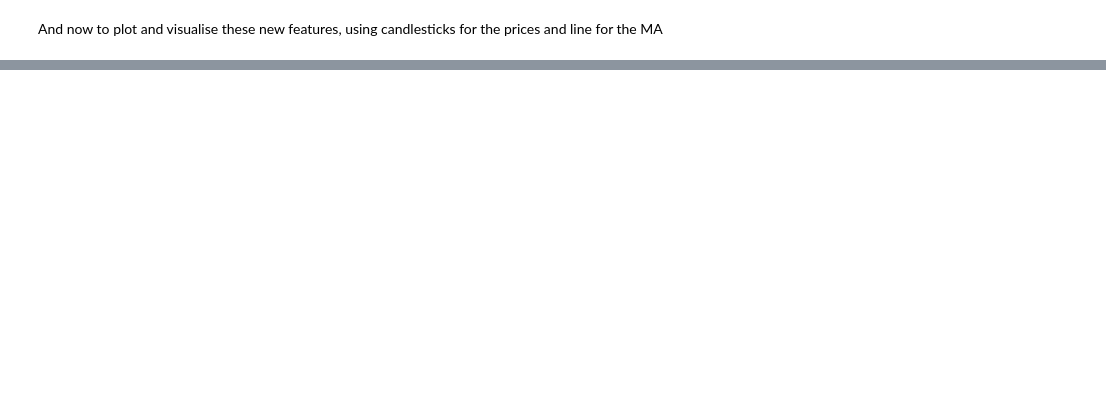
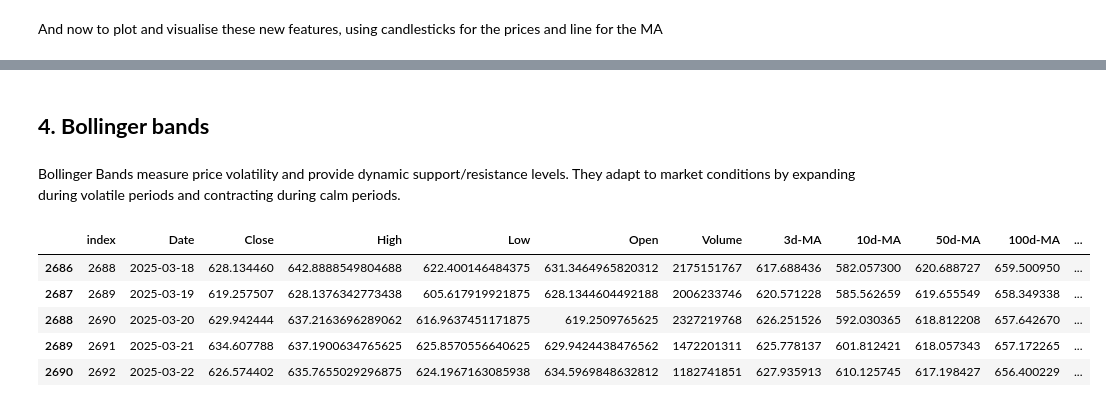
Before and after one commit to Okamitah/trading-bot, a Jupyter notebook: NN/data/feature_engineering.ipynb, the cells around one changed output, grey strips where cells are left out. Saved outputs shown, nothing was run; the diff lists cells and outputs as text; code cells hidden in the pictures; blank space fills up the shorter version.

Commit message:
Added RSI, MACD and Bollinger bands

```diff
--- a/NN/data/feature_engineering.ipynb
+++ b/NN/data/feature_engineering.ipynb
@@ -330,0 +362,13 @@ plt.show()
+# %%
+def calculate_rsi(data, window=14):
+    delta = data['Close'].diff()
+    gain = (delta.where(delta > 0, 0)).rolling(window=window).mean()
+    loss = (-delta.where(delta < 0, 0)).rolling(window=window).mean()
+    rs = gain / loss
+    rsi = 100 - (100 / (1 + rs))
+    return rsi
+# %%
+btc['RSI'] = calculate_rsi(btc)
+eth['RSI'] = calculate_rsi(eth)
+sol['RSI'] = calculate_rsi(sol)
+bnb['RSI'] = calculate_rsi(bnb)
@@ -330,0 +457,25 @@ plt.show()
+# %% [markdown]
+## **4. Bollinger bands**
+# %% [markdown]
+Bollinger Bands measure price volatility and provide dynamic support/resistance levels. They adapt to market conditions by expanding during volatile periods and contracting during calm periods.
+# %%
+def calculate_bollinger_bands(data, window=20, num_std=2):
+    sma = data['Close'].rolling(window=window).mean()
+    std = data['Close'].rolling(window=window).std()
+    upper_band = sma + (num_std * std)
+    lower_band = sma - (num_std * std)
+    return sma, upper_band, lower_band
+# %%
+btc['Middle Band'], btc['Upper Band'], btc['Lower Band'] = calculate_bollinger_bands(btc)
+eth['Middle Band'], eth['Upper Band'], eth['Lower Band'] = calculate_bollinger_bands(eth)
+sol['Middle Band'], sol['Upper Band'], sol['Lower Band'] = calculate_bollinger_bands(sol)
+bnb['Middle Band'], bnb['Upper Band'], bnb['Lower Band'] = calculate_bollinger_bands(bnb)
+
+bnb.tail()
+# %% [output]
+|  | index | Date | Close | High | Low | Open | Volume | 3d-MA | 10d-MA | 50d-MA | 100d-MA | ... |
+| 2686 | 2688 | 2025-03-18 | 628.134460 | 642.8888549804688 | 622.400146484375 | 631.3464965820312 | 2175151767 | 617.688436 | 582.057300 | 620.688727 | 659.500950 | ... |
+| 2687 | 2689 | 2025-03-19 | 619.257507 | 628.1376342773438 | 605.617919921875 | 628.1344604492188 | 2006233746 | 620.571228 | 585.562659 | 619.655549 | 658.349338 | ... |
+| 2688 | 2690 | 2025-03-20 | 629.942444 | 637.2163696289062 | 616.9637451171875 | 619.2509765625 | 2327219768 | 626.251526 | 592.030365 | 618.812208 | 657.642670 | ... |
+| 2689 | 2691 | 2025-03-21 | 634.607788 | 637.1900634765625 | 625.8570556640625 | 629.9424438476562 | 1472201311 | 625.778137 | 601.812421 | 618.057343 | 657.172265 | ... |
+| 2690 | 2692 | 2025-03-22 | 626.574402 | 635.7655029296875 | 624.1967163085938 | 634.5969848632812 | 1182741851 | 627.935913 | 610.125745 | 617.198427 | 656.400229 | ... |
```
Also changed, not shown: parts of 18 cells of this notebook.
